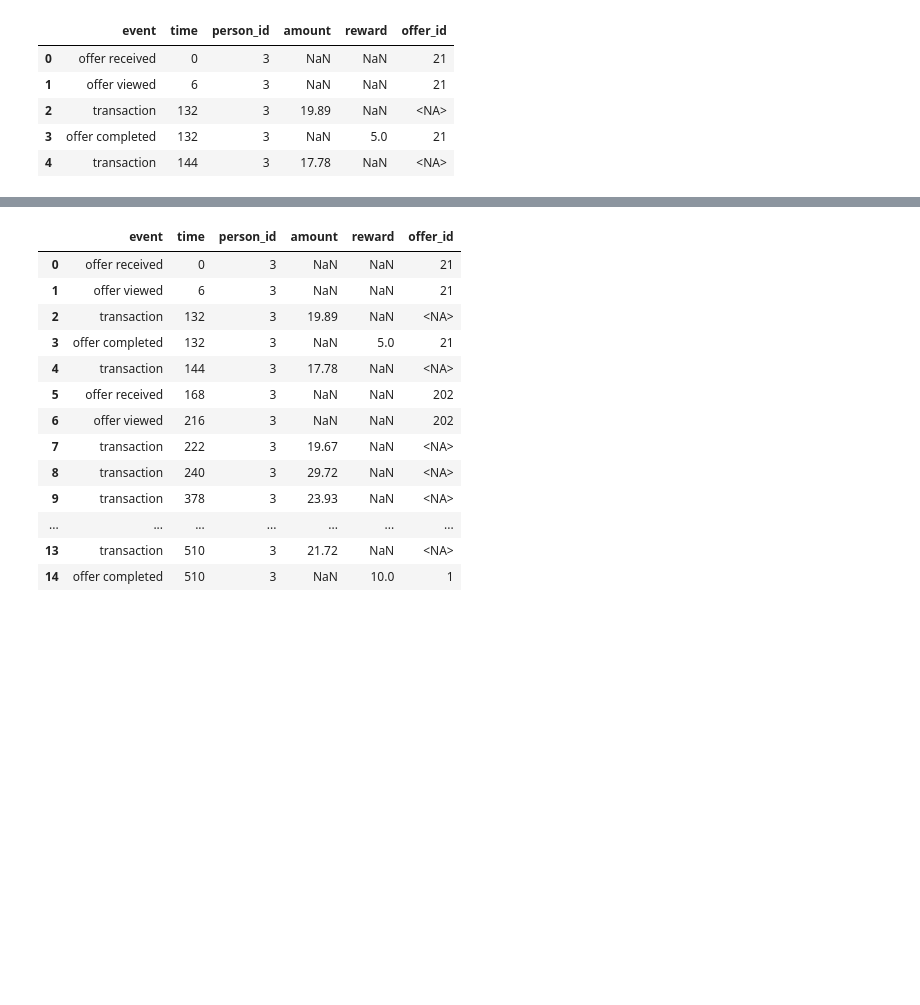
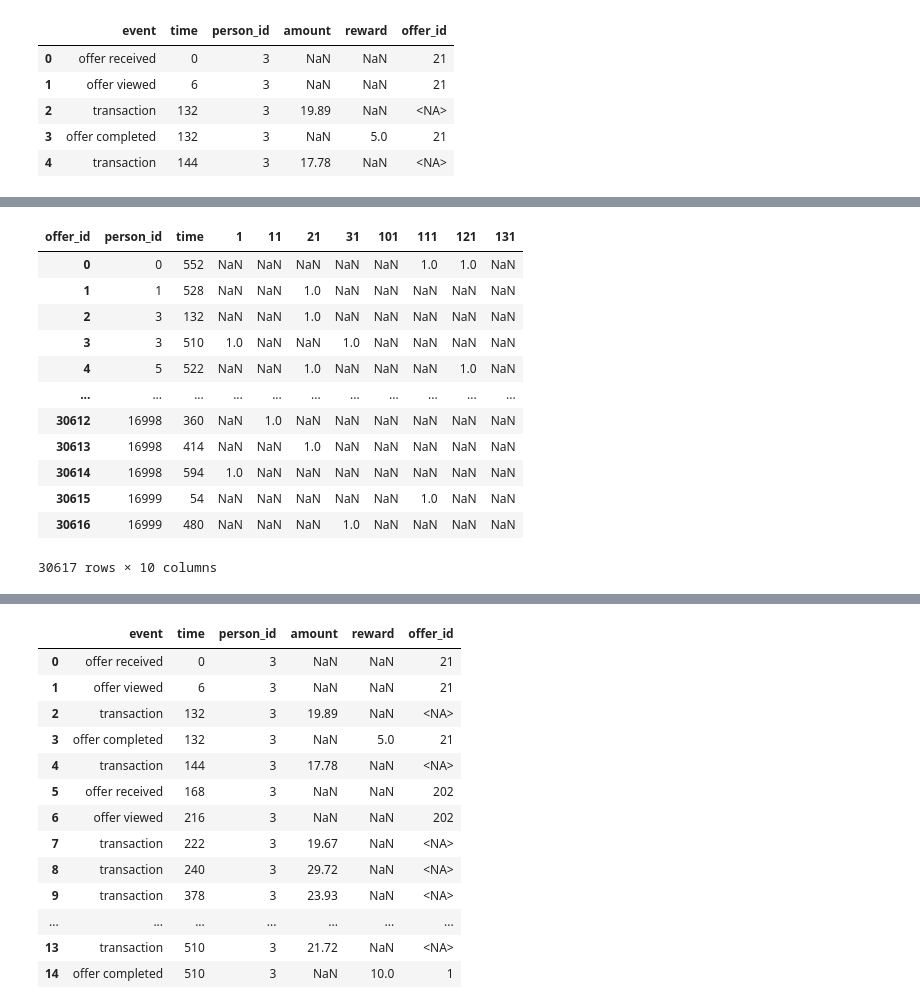
Before and after one commit to venson/starbucks, a Jupyter notebook: Starbucks_Capstone_notebook.ipynb, the cells around one changed output, grey strips where cells are left out. Saved outputs shown, nothing was run; the diff lists cells and outputs as text; code cells hidden in the pictures; blank space fills up the shorter version.

```diff
--- a/Starbucks_Capstone_notebook.ipynb
+++ b/Starbucks_Capstone_notebook.ipynb
@@ -257,8 +254,10 @@ transcript
 2. extract information from value column.
 3. replace offer hashvalue with numeric offer_id.
 4. summarize the transactions for each person.
+# %%
+def elementary_transcript(transcript = transcript, portfolio = portfolio_clean, offer_id_map = offer_id_map, user_id_map = user_id_map):
 # %%
-def clean_transcript(transcript = transcript, portfolio = portfolio_clean, offer_id_map = offer_id_map, user_id_map = user_id_map):
+def elementary_transcript(transcript = transcript, portfolio = portfolio_clean, offer_id_map = offer_id_map, user_id_map = user_id_map):
     """
     clean the transcript data, use person_id, offer_id instead of hash number.
 
@@ -293,8 +292,8 @@ def clean_transcript(transcript = transcript, portfolio = portfolio_clean, offer
 
     return transcript_clean
 
-clean_trans = clean_transcript()
-clean_trans.head()
+elementary_trans = elementary_transcript()
+elementary_trans.head()
 # %% [output]
 ['offer received' 'offer viewed' 'transaction' 'offer completed']
 |  | event | time | person_id | amount | reward | offer_id |
@@ -309,0 +321,2 @@ clean_trans['person_id'].nunique()
+# %%
+summary_id = elementary_trans[elementary_trans['event'] == 'offer completed'].groupby(['person_id', 'time','offer_id']).count()['reward'].unstack()
@@ -309,0 +340,16 @@ clean_trans['person_id'].nunique()
+# %%
+summary_id.reset_index()
+# %% [output]
+| offer_id | person_id | time | 1 | 11 | 21 | 31 | 101 | 111 | 121 | 131 |
+| 0 | 0 | 552 | NaN | NaN | NaN | NaN | NaN | 1.0 | 1.0 | NaN |
+| 1 | 1 | 528 | NaN | NaN | 1.0 | NaN | NaN | NaN | NaN | NaN |
+| 2 | 3 | 132 | NaN | NaN | 1.0 | NaN | NaN | NaN | NaN | NaN |
+| 3 | 3 | 510 | 1.0 | NaN | NaN | 1.0 | NaN | NaN | NaN | NaN |
+| 4 | 5 | 522 | NaN | NaN | 1.0 | NaN | NaN | NaN | 1.0 | NaN |
+| ... | ... | ... | ... | ... | ... | ... | ... | ... | ... | ... |
+| 30612 | 16998 | 360 | NaN | 1.0 | NaN | NaN | NaN | NaN | NaN | NaN |
+| 30613 | 16998 | 414 | NaN | NaN | 1.0 | NaN | NaN | NaN | NaN | NaN |
+| 30614 | 16998 | 594 | 1.0 | NaN | NaN | NaN | NaN | NaN | NaN | NaN |
+| 30615 | 16999 | 54 | NaN | NaN | NaN | NaN | NaN | 1.0 | NaN | NaN |
+| 30616 | 16999 | 480 | NaN | NaN | NaN | 1.0 | NaN | NaN | NaN | NaN |
+30617 rows × 10 columns
```
Also changed, not shown: parts of 9 cells of this notebook.
